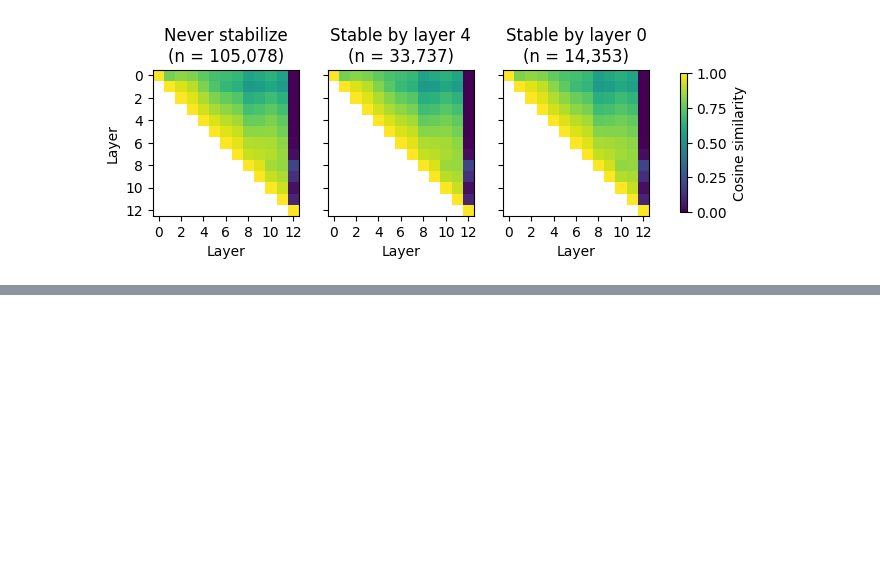
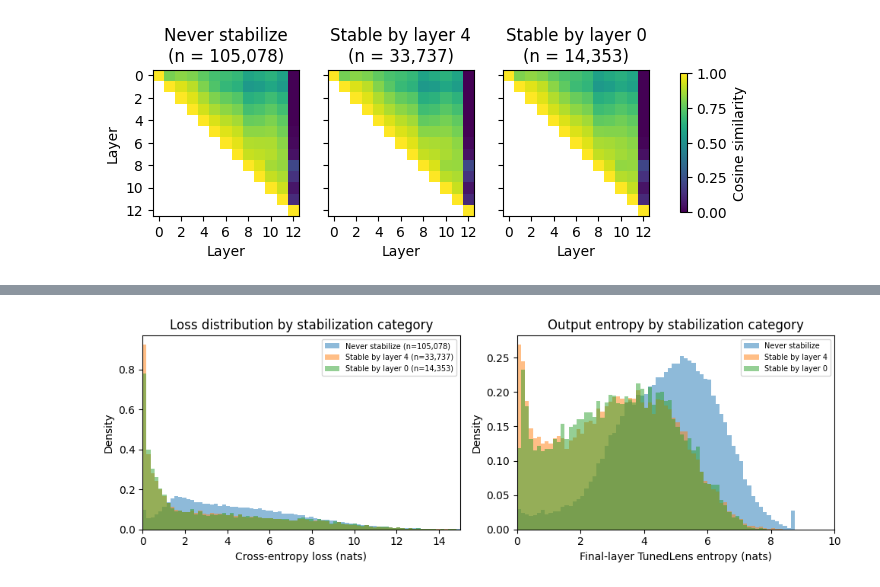
Before and after one commit to ychnli/depth-routing, a Jupyter notebook: notebooks/hidden_layer_cosine_analysis.ipynb, the cells around one changed output, grey strips where cells are left out. Saved outputs shown, nothing was run; the diff lists cells and outputs as text; code cells hidden in the pictures; blank space fills up the shorter version.

```diff
--- a/notebooks/hidden_layer_cosine_analysis.ipynb
+++ b/notebooks/hidden_layer_cosine_analysis.ipynb
@@ -153,0 +754,33 @@ plt.show()
+# %%
+# ── H4 Visualization: Loss & entropy distributions by category ──
+fig, axes = plt.subplots(1, 2, figsize=(10, 3.5))
+
+# (a) Cross-entropy loss distributions
+ax = axes[0]
+for c in categories:
+    losses = np.array(loss_by_cat[c])
+    ax.hist(losses, bins=80, range=(0, 15), density=True, alpha=0.5,
+            label=f"{cat_labels[c]} (n={len(losses):,})")
+ax.set_xlabel("Cross-entropy loss (nats)")
+ax.set_ylabel("Density")
+ax.set_title("Loss distribution by stabilization category")
+ax.legend(fontsize=7)
+ax.set_xlim(0, 15)
+
+# (b) Final-layer entropy distributions
+ax = axes[1]
+for c in categories:
+    ent = np.array(entropy_by_cat[c])
+    ax.hist(ent, bins=80, range=(0, 10), density=True, alpha=0.5,
+            label=f"{cat_labels[c]}")
+ax.set_xlabel("Final-layer TunedLens entropy (nats)")
+ax.set_ylabel("Density")
+ax.set_title("Output entropy by stabilization category")
+ax.legend(fontsize=7)
+ax.set_xlim(0, 10)
+
+fig.tight_layout()
+plt.savefig("../figures/token_stats_by_stabilization.pdf", bbox_inches="tight")
+plt.show()
+# %% [output]
+[figure, added]
```
Also changed, not shown: parts of 46 cells of this notebook, 16 other files.
